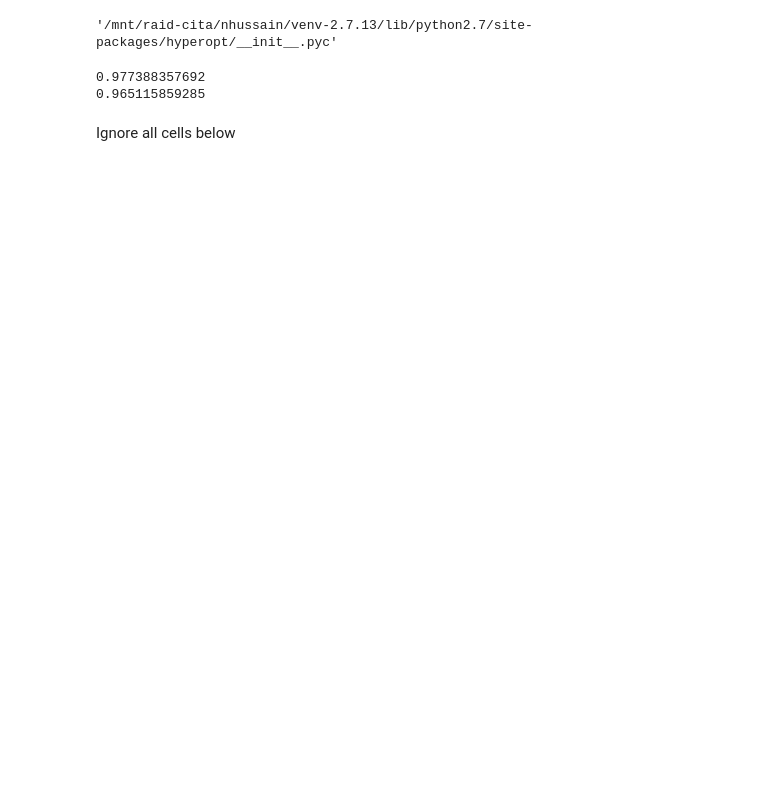
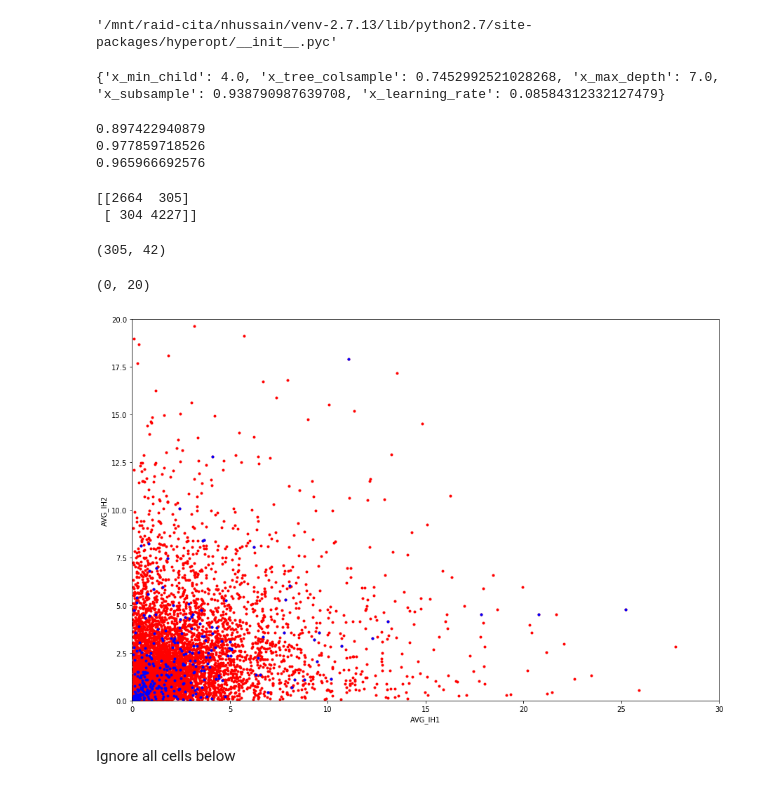
Before and after one commit to dtamayo/MLstability, a Jupyter notebook: Analysis/Experimenting _with_HyperOpt.ipynb, the cells around one changed output. Saved outputs shown, nothing was run; the diff lists cells and outputs as text; code cells hidden in the pictures; blank space fills up the shorter version.

```diff
--- a/Analysis/Experimenting _with_HyperOpt.ipynb
+++ b/Analysis/Experimenting _with_HyperOpt.ipynb
@@ -40,6 +58,17 @@ features += ['avg_ecross2', 'std_ecross2', 'max_ecross2', 'min_ecross2']
 features += ['avg_ecross3', 'std_ecross3', 'max_ecross3', 'min_ecross3']
 features += ['norm_a1_slope', 'norm_a2_slope', 'norm_a3_slope']
 features += ['Lyapunov_time']
+features += ['norm_std_e3', 'norm_max_e3','norm_std_window10_e3', 'norm_max_window10_e3']
+features += ['norm_std_e2', 'norm_max_e2','norm_std_window10_e2', 'norm_max_window10_e2']
+features += ['norm_std_e1', 'norm_max_e1','norm_std_window10_e1', 'norm_max_window10_e1']
+
+
+#features += ['std_e1' , 'max_e1' , 'min_e1']
+#features += ['std_e2' , 'max_e2' , 'min_e2']
+#features += ['std_e3' , 'max_e3' , 'min_e3']
+
+#features += ['mindaOverRH', 'maxdaOverRH']
+
 
 y = df['Stable']
 X = df[features]
@@ -318,7 +347,7 @@ def objective4(space3):
                             colsample_bytree =space3['colsample_bytree'],
                             learning_rate = space3['learning_rate'])
     start = time.time()
-    cv_result = xgb.cv(clf.get_xgb_params(),xgtrain, num_boost_round=10, nfold=5, metrics='auc', early_stopping_rounds=5 )
+    cv_result = xgb.cv(clf.get_xgb_params(),xgtrain, num_boost_round=10, nfold=5, metrics='auc', early_stopping_rounds=5, stratified=True )
     end = time.time()
     #score = cross_val_score(clf, trainX, trainY, cv = 5, scoring="average_precision")
     score =  cv_result.iloc[-1]["test-auc-mean"]
@@ -388,6 +417,11 @@ import hyperopt
 hyperopt.__file__
 # %% [output]
 '/mnt/raid-cita/nhussain/venv-2.7.13/lib/python2.7/site-packages/hyperopt/__init__.pyc'
+# %%
+print best5
+from sklearn import metrics
+# %% [output]
+{'x_min_child': 4.0, 'x_tree_colsample': 0.7452992521028268, 'x_max_depth': 7.0, 'x_subsample': 0.938790987639708, 'x_learning_rate': 0.08584312332127479}
 # %%
 #try testing on the holdout set with ALL of the selected parameters
 test_best = XGBClassifier(seed = 0, min_child_weight=best5["x_min_child"],
@@ -398,12 +432,41 @@ test_best = XGBClassifier(seed = 0, min_child_weight=best5["x_min_child"],
 #print trainX.shape, trainY.shape, testX.shape, testY.shape
 test_best.fit(trainX, trainY)
 preds = test_best.predict_proba(testX)[:,1]
+preds_class = test_best.predict(testX)
+score = metrics.f1_score(testY, preds_class)
+
+print score
 auc_Score = roc_auc_score(testY,preds)
 print auc_Score
 print metrics.average_precision_score(testY, preds)
 #score only increases marginally from before
 # %% [output]
-0.977388357692
-0.965115859285
+0.897422940879
+0.977859718526
+0.965966692576
+# %%
+#Look at conf matrix
+from sklearn.metrics import confusion_matrix
+print confusion_matrix(testY, preds_class, labels=[1, 0])
+# %% [output]
+[[2664  305]
+ [ 304 4227]]
+# %%
+plt.figure(figsize=(15,10))
+#Take a look at what you got wrong
+false_negatives = testX[(preds_class ==0) & (testY ==1)]
+print false_negatives.shape
+false_negatives.head()
+#print false_negatives[:5, :]
+plt.scatter(testX["avg_iH1"], testX["avg_iH2"], color = "red", marker = ".")
+plt.scatter(false_negatives["avg_iH1"], false_negatives["avg_iH2"], color = "blue", marker = ".")
+plt.xlabel("AVG_IH1")
+plt.xlim([0,30])
+plt.ylabel("AVG_IH2")
+plt.ylim([0,20])
+# %% [output]
+(305, 42)
+(0, 20)
+[figure, added]
 # %% [markdown]
 Ignore all cells below
```
Also changed, not shown: parts of 10 cells of this notebook.
